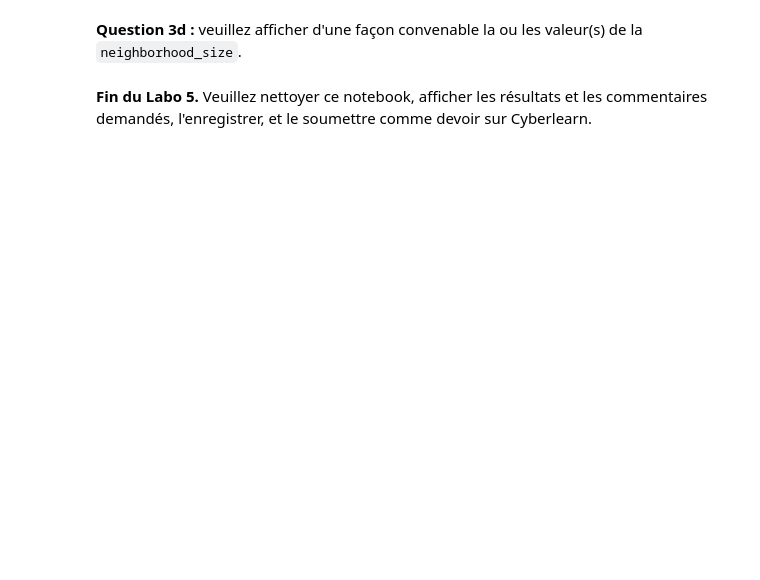
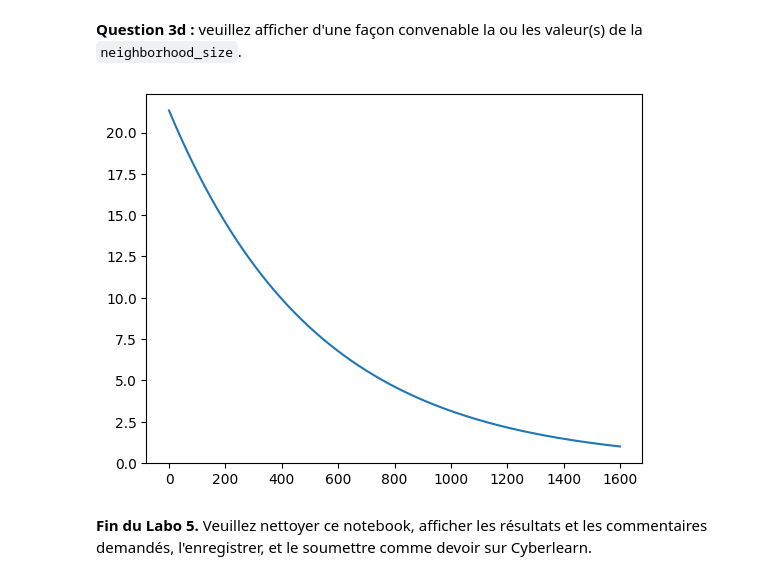
Before and after one commit to Raynobrak/heigvd-labos-apn, a Jupyter notebook: Labo5-individuel-charbonnier/Labo5_SOM_student.ipynb, the cells around one changed output. Saved outputs shown, nothing was run; the diff lists cells and outputs as text; code cells hidden in the pictures; blank space fills up the shorter version.

```diff
--- a/Labo5-individuel-charbonnier/Labo5_SOM_student.ipynb
+++ b/Labo5-individuel-charbonnier/Labo5_SOM_student.ipynb
@@ -118,5 +183,8 @@ neighborhood_size = KohonenUtils.ExponentialTimeseries(4./3 * len(animals.index)
 **Question 3d :** veuillez afficher d'une façon convenable la ou les valeur(s) de la `neighborhood_size`.
 # %%
 # Votre code pour l'affichage de neighborhood_size ici :
+neighborhood_size.plot()
+# %% [output]
+[figure, added]
 # %% [markdown]
 **Fin du Labo 5.**  Veuillez nettoyer ce notebook, afficher les résultats et les commentaires demandés, l'enregistrer, et le soumettre comme devoir sur Cyberlearn.
```
Also changed, not shown: parts of 16 cells of this notebook, 1 other file.
